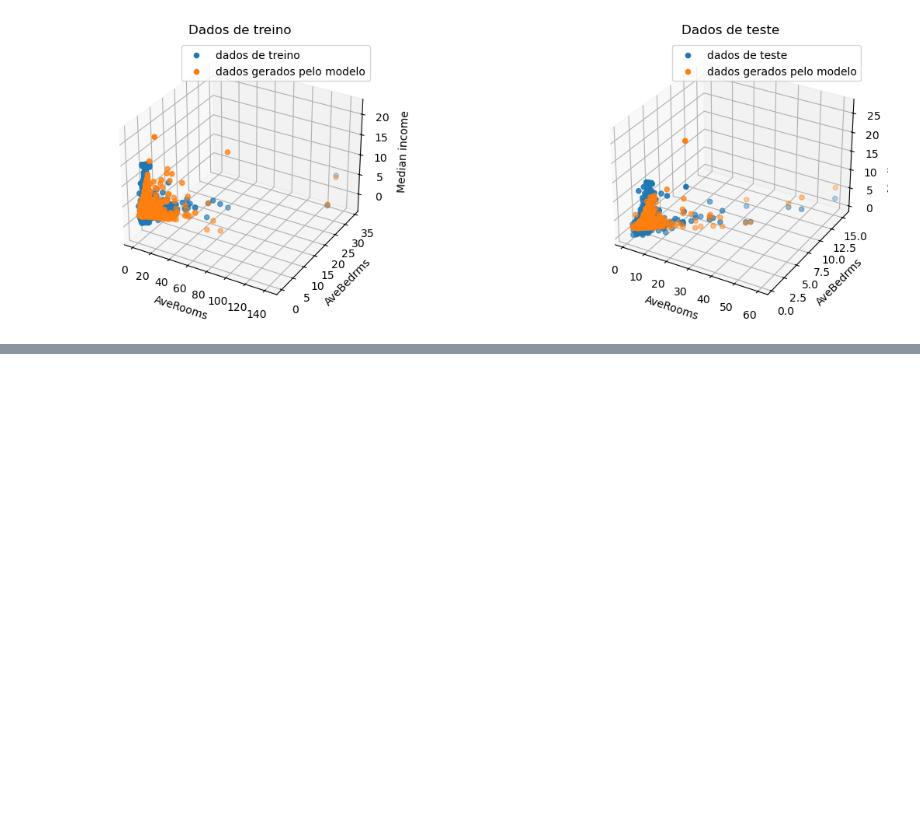
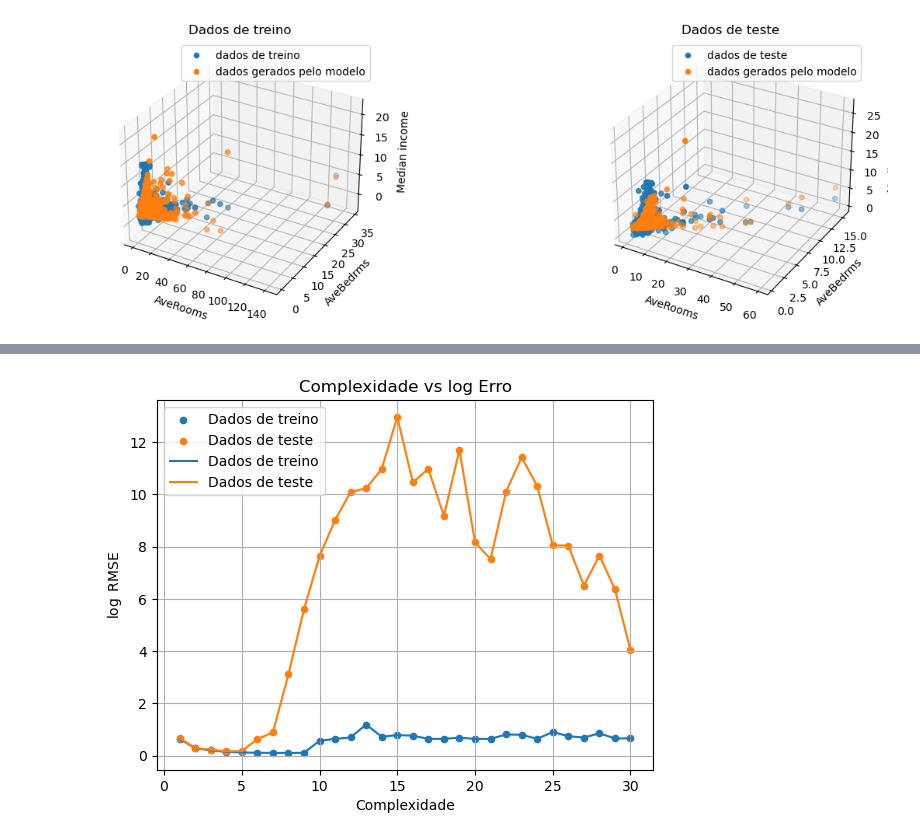
Before and after one commit to mickpires/machine-learning, a Jupyter notebook: exercicios_jensen/california-housing.ipynb, the cells around one changed output, grey strips where cells are left out. Drawn from its saved outputs; the diff is of its cells as text; code cells hidden in the pictures; blank space fills up the shorter version.

```diff
--- a/exercicios_jensen/california-housing.ipynb
+++ b/exercicios_jensen/california-housing.ipynb
@@ -141,0 +171,15 @@ plt.tight_layout()
+# %%
+
+plt.scatter(degrees,np.log(rmses_train),label='Dados de treino',s=radius)
+plt.scatter(degrees,np.log(rmses_test),label='Dados de teste',s=radius)
+plt.plot(degrees,np.log(rmses_train),label='Dados de treino')
+plt.plot(degrees,np.log(rmses_test),label='Dados de teste')
+
+plt.xlabel('Complexidade')
+plt.ylabel('$\\log$ RMSE')
+plt.title('Complexidade vs log Erro')
+plt.grid(True)
+plt.legend()
+plt.show()
+# %% [output]
+[figure, added]
```
Also changed, not shown: parts of 4 cells of this notebook, 3 other files.
